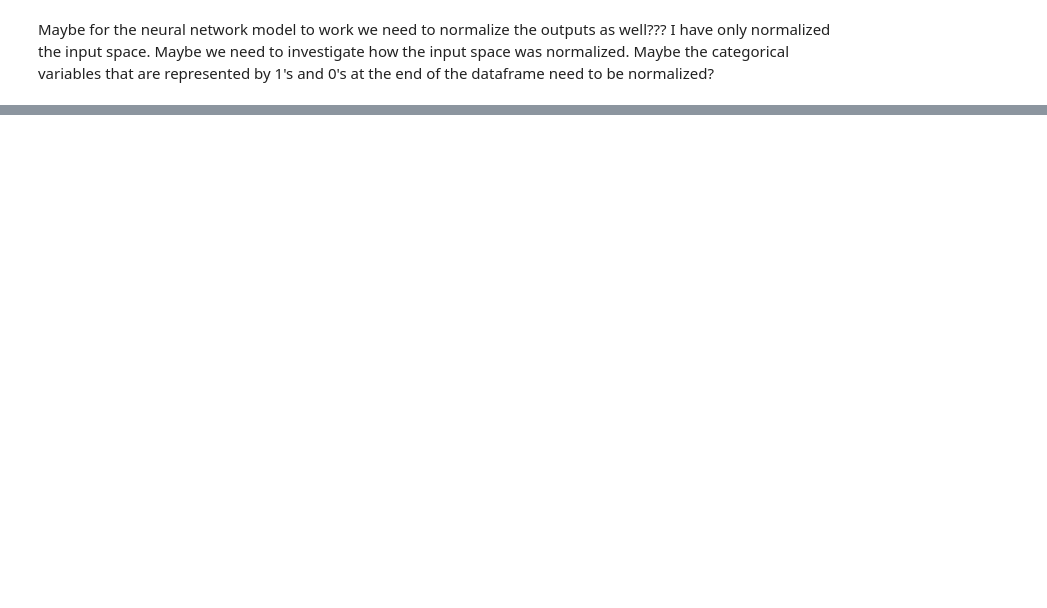
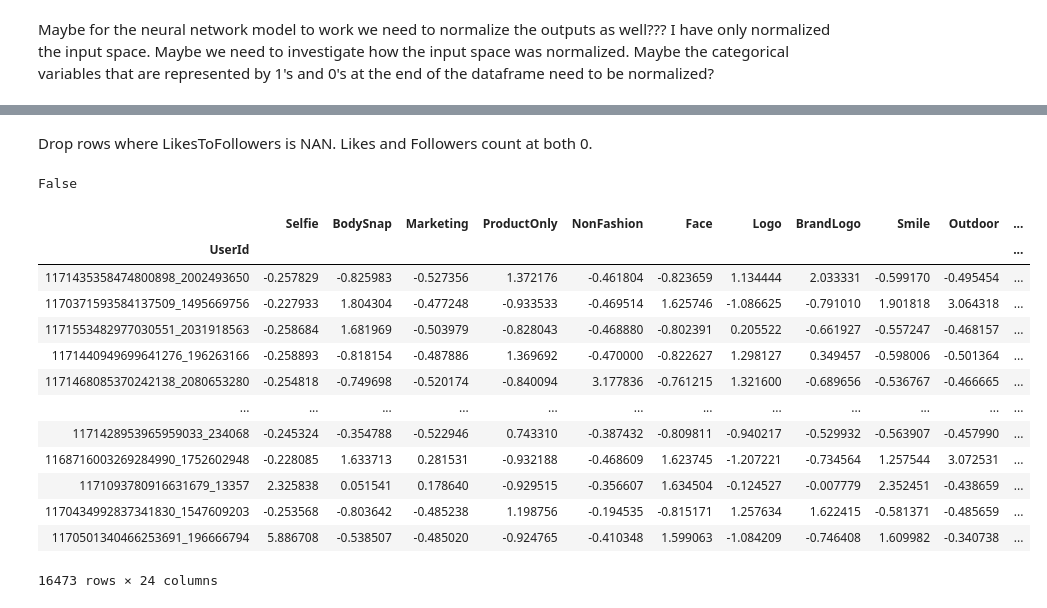
Before and after one commit to simirajpal/Data_Science_Project, a Jupyter notebook: Data-Science-Project.ipynb, the cells around one changed output, grey strips where cells are left out. Drawn from its saved outputs; the diff is of its cells as text; code cells hidden in the pictures; blank space fills up the shorter version.

Commit message:
Attempts at using LikesToFollowers

```diff
--- a/Data-Science-Project.ipynb
+++ b/Data-Science-Project.ipynb
@@ -189,0 +225,2 @@ Maybe for the neural network model to work we need to normalize the outputs as w
+# %% [markdown]
+Drop rows where LikesToFollowers is NAN. Likes and Followers count at both 0.
@@ -189,0 +229,42 @@ Maybe for the neural network model to work we need to normalize the outputs as w
+# %%
+data_ver2['LikesToFollowers'].isnull().any()
+# %% [output]
+False
+# %%
+X = data_ver2[['Selfie', 'BodySnap', 'Marketing', 'ProductOnly', 'NonFashion',
+       'Face', 'Logo', 'BrandLogo', 'Smile', 'Outdoor', 'NumberOfPeople',
+       'NumberOfFashionProduct', 'Anger', 'Contempt', 'Disgust', 'Fear',
+       'Happiness', 'Neutral', 'Sadness', 'Surprise', 'Designer',
+       'High street', 'Mega couture', 'Small couture']]
+y = data_ver2['LikesToFollowers']
+# %%
+X_train, X_test, y_train, y_test = train_test_split(X, y, test_size=0.33, random_state=42)
+# %%
+def standardize(train, test):
+
+
+    mean = np.mean(train, axis=0)
+    std = np.std(train, axis=0)+0.000001
+
+    X_train = (train - mean) / std
+    X_test = (test - mean) /std
+    return X_train, X_test
+# %%
+X_train, X_test = standardize(X_train, X_test)
+# %%
+X_train
+# %% [output]
+|  | Selfie | BodySnap | Marketing | ProductOnly | NonFashion | Face | Logo | BrandLogo | Smile | Outdoor | ... |
+| UserId |  |  |  |  |  |  |  |  |  |  | ... |
+| 1171435358474800898_2002493650 | -0.257829 | -0.825983 | -0.527356 | 1.372176 | -0.461804 | -0.823659 | 1.134444 | 2.033331 | -0.599170 | -0.495454 | ... |
+| 1170371593584137509_1495669756 | -0.227933 | 1.804304 | -0.477248 | -0.933533 | -0.469514 | 1.625746 | -1.086625 | -0.791010 | 1.901818 | 3.064318 | ... |
+| 1171553482977030551_2031918563 | -0.258684 | 1.681969 | -0.503979 | -0.828043 | -0.468880 | -0.802391 | 0.205522 | -0.661927 | -0.557247 | -0.468157 | ... |
+| 1171440949699641276_196263166 | -0.258893 | -0.818154 | -0.487886 | 1.369692 | -0.470000 | -0.822627 | 1.298127 | 0.349457 | -0.598006 | -0.501364 | ... |
+| 1171468085370242138_2080653280 | -0.254818 | -0.749698 | -0.520174 | -0.840094 | 3.177836 | -0.761215 | 1.321600 | -0.689656 | -0.536767 | -0.466665 | ... |
+| ... | ... | ... | ... | ... | ... | ... | ... | ... | ... | ... | ... |
+| 1171428953965959033_234068 | -0.245324 | -0.354788 | -0.522946 | 0.743310 | -0.387432 | -0.809811 | -0.940217 | -0.529932 | -0.563907 | -0.457990 | ... |
+| 1168716003269284990_1752602948 | -0.228085 | 1.633713 | 0.281531 | -0.932188 | -0.468609 | 1.623745 | -1.207221 | -0.734564 | 1.257544 | 3.072531 | ... |
+| 1171093780916631679_13357 | 2.325838 | 0.051541 | 0.178640 | -0.929515 | -0.356607 | 1.634504 | -0.124527 | -0.007779 | 2.352451 | -0.438659 | ... |
+| 1170434992837341830_1547609203 | -0.253568 | -0.803642 | -0.485238 | 1.198756 | -0.194535 | -0.815171 | 1.257634 | 1.622415 | -0.581371 | -0.485659 | ... |
+| 1170501340466253691_196666794 | 5.886708 | -0.538507 | -0.485020 | -0.924765 | -0.410348 | 1.599063 | -1.084209 | -0.746408 | 1.609982 | -0.340738 | ... |
+16473 rows × 24 columns
```
Also changed, not shown: parts of 12 cells of this notebook.
